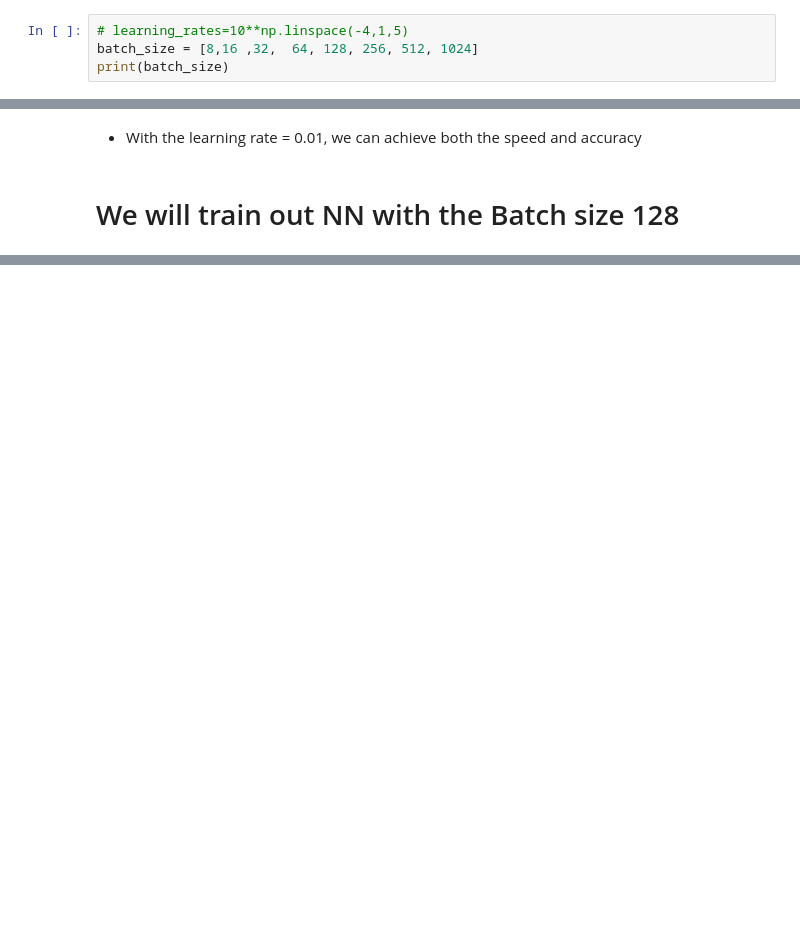
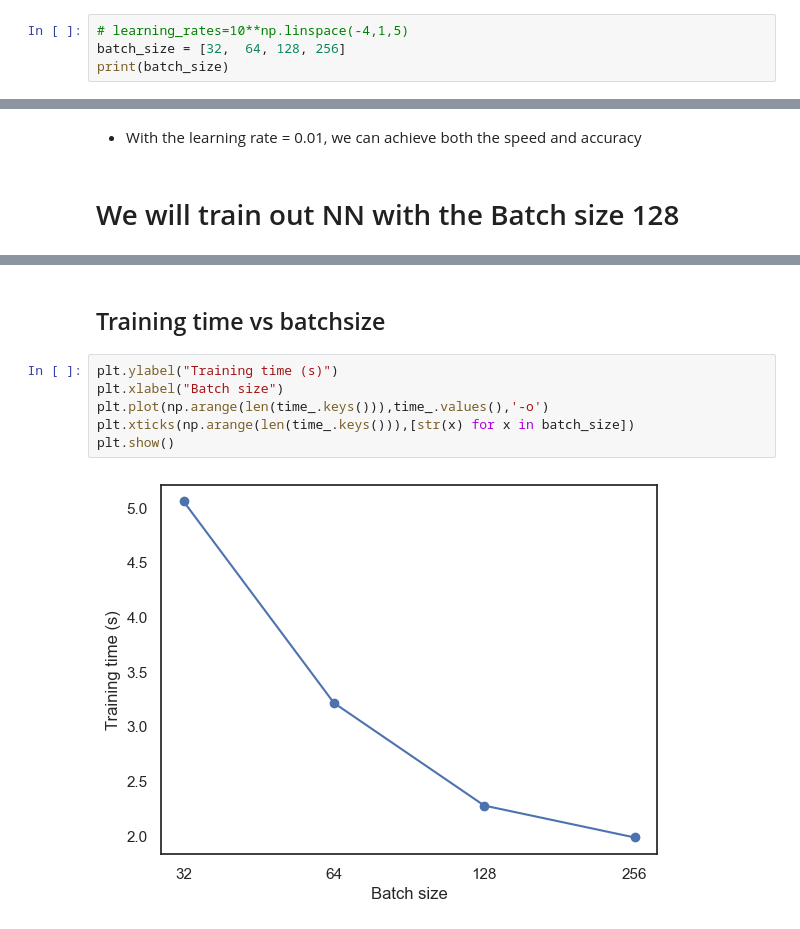
Before and after one commit to akashjn/DataScience, a Jupyter notebook: Redox Potential/7.2_NN_Batchsize_tuning.ipynb, the cells around one changed output, grey strips where cells are left out. Drawn from its saved outputs; the diff is of its cells as text; blank space fills up the shorter version.

```diff
--- a/Redox Potential/7.2_NN_Batchsize_tuning.ipynb
+++ b/Redox Potential/7.2_NN_Batchsize_tuning.ipynb
@@ -223,6 +224,6 @@ model.save(save_path)
 - Compare the errors on test data with base model
 # %%
 # learning_rates=10**np.linspace(-4,1,5)
-batch_size = [8,16 ,32,  64, 128, 256, 512, 1024]
+batch_size = [32,  64, 128, 256]
 print(batch_size)
 # %% [output]
@@ -337,0 +350,10 @@ plt.show()
+# %% [markdown]
+## Training time vs batchsize
+# %%
+plt.ylabel("Training time (s)")
+plt.xlabel("Batch size")
+plt.plot(np.arange(len(time_.keys())),time_.values(),'-o')
+plt.xticks(np.arange(len(time_.keys())),[str(x) for x in batch_size])
+plt.show()
+# %% [output]
+[figure, added]
```
Also changed, not shown: parts of 15 cells of this notebook.
